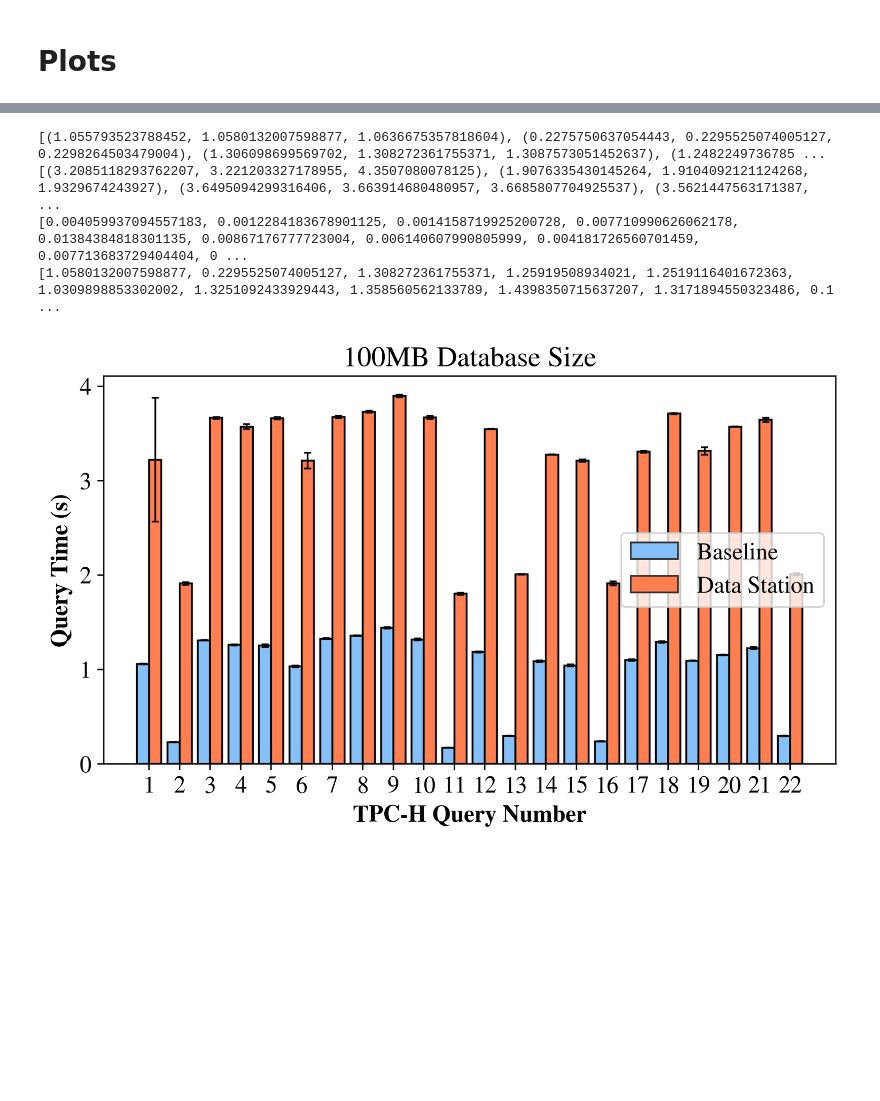
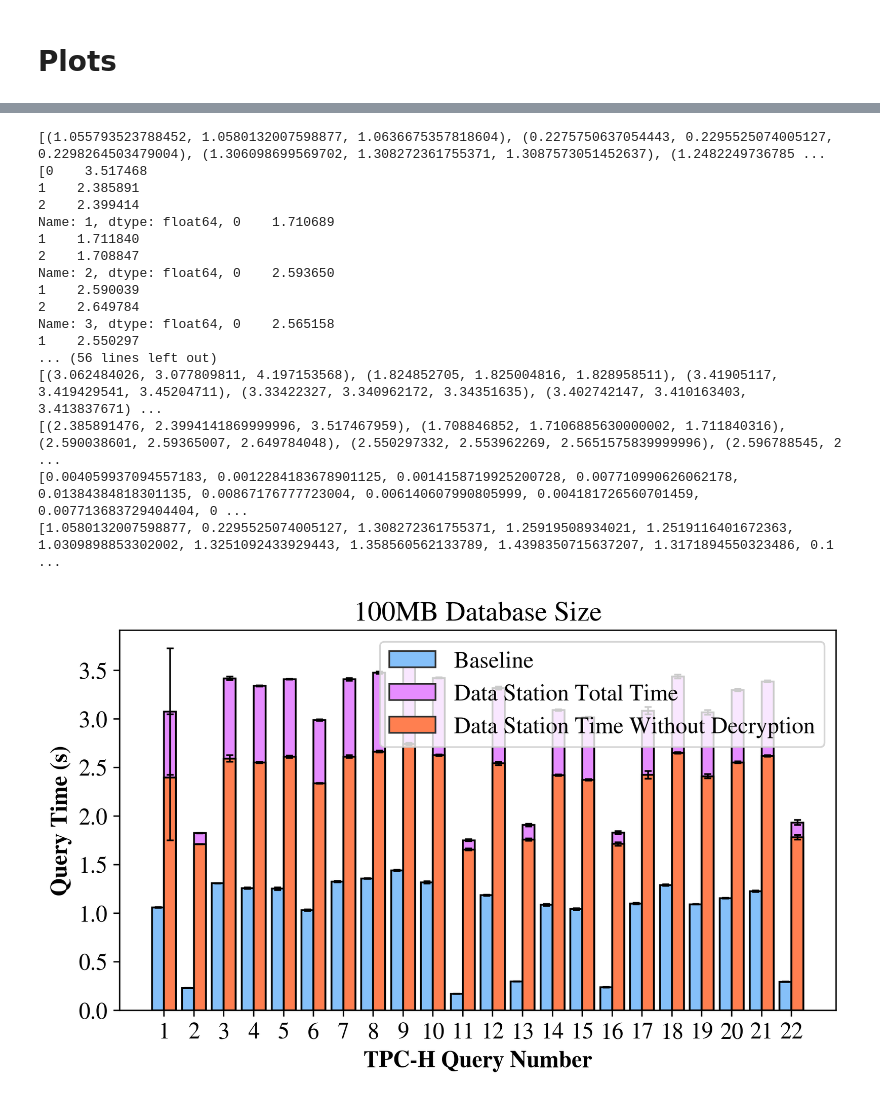
Before and after one commit to TheDataStation/datastation-escrow, a Jupyter notebook: data_comparisons/baseline/baseline_data_parsing.ipynb, the cells around one changed output, grey strips where cells are left out. Drawn from its saved outputs; the diff is of its cells as text; code cells hidden in the pictures; blank space fills up the shorter version.

Commit message:
more data

```diff
--- a/data_comparisons/baseline/baseline_data_parsing.ipynb
+++ b/data_comparisons/baseline/baseline_data_parsing.ipynb
@@ -77,32 +77,39 @@ party_number = 2
 
 
 data_size_dict = {}
+data_dec_dict = {}
 
 from collections import defaultdict
 
 for data_size in data_sizes:
-    time_taken_col = f"{data_size}"
-    cols = ["query", time_taken_col]
+    cols = ["query", "time_taken", "decryption_time"]
     path = f"ds_data/{data_size}_{party_number}.csv"
     query_dict = defaultdict(list)
-
+    query_dec_dict = defaultdict(list)
     print(query_dict)
+    print(query_dec_dict)
 
     # try:
     data = pd.read_csv(path, names=cols, header=None)
-    time_col = data.loc[:,time_taken_col]
+    time_col = data.loc[:,"time_taken"]
     query_col = data.loc[:,"query"]
+    decryption_col = data.loc[:,"decryption_time"]
     # data.set_axis(cols, axis=1)
     for idx, query_num in enumerate(query_col):
         query_dict[query_num].append(time_col[idx])
+        query_dec_dict[query_num].append(decryption_col[idx])
     print(query_dict)
+    print(query_dec_dict)
     data_size_dict[data_size] = [pd.Series(value).rename(k) for k, value in query_dict.items()]
+    data_dec_dict[data_size] = [pd.Series(value).rename(k) for k, value in query_dec_dict.items()]
     # except:
     #     print(f"Failed to read file {path}")
 data_station_dict = data_size_dict
+data_station_dec_dict = data_dec_dict
 
 for i in range(len(query_numbers)):
     print(data_station_dict['100MB'][i])
+    print(data_station_dec_dict['100MB'][i])
 
 # Returns a baseline_dict with key = data size
 # %% [output]
@@ -221,9 +268,15 @@ data_left = baseline_dict['100MB']
 data_left_mmm = [raw_mmm(col) for col in data_left]
 print(data_left_mmm)
 
-data_right = data_station_dict['100MB']
-data_right_mmm = [raw_mmm(col) for col in data_right]
-print(data_right_mmm)
+data_right_tot = data_station_dict['100MB']
+# subtract top from total for the "everything else" graph
+data_right_bot = [a_i - b_i for a_i, b_i in zip(data_station_dict['100MB'], data_station_dec_dict['100MB'])]
+print(data_right_bot)
+data_right_tot_mmm = [raw_mmm(col) for col in data_right_tot]
+data_right_bot_mmm = [raw_mmm(col) for col in data_right_bot]
+print(data_right_tot_mmm)
+print(data_right_bot_mmm)
+
 
 X_axis = np.arange(22)+1
 
@@ -232,13 +285,15 @@ width = 0.4
 # min_no_sev, median_no_sev, max_no_sev = raw_mmm(no_sev)
 # min_sev, median_sev, max_sev = raw_mmm(sev)
 
-stdev_left = [col.std() for col in data_left] + ([float("nan")] * (len(data_right) - len(data_left)))
-medians_left = [row[1] for row in data_left_mmm] + ([float("nan")] * (len(data_right) - len(data_left)))
+stdev_left = [col.std() for col in data_left] + ([float("nan")] * (len(data_right_tot) - len(data_left)))
+medians_left = [row[1] for row in data_left_mmm] + ([float("nan")] * (len(data_right_tot) - len(data_left)))
 print(stdev_left)
 print(medians_left)
 
-stdev_right = [col.std() for col in data_right]
-medians_right = [row[1] for row in data_right_mmm]
+stdev_right_tot = [col.std() for col in data_right_tot]
+medians_right_tot = [row[1] for row in data_right_tot_mmm]
+stdev_right_bot = [col.std() for col in data_right_bot]
+medians_right_bot = [row[1] for row in data_right_bot_mmm]
 
 plt.figure(figsize=(7.5, 4), dpi=320)
 
@@ -267,40 +322,72 @@ plt.bar(x=X_axis-width/2,width=width,height=medians_left,yerr=stdev_left,
         color='none'
         )
 
-plt.bar(x=X_axis+width/2,width=width,height=medians_right,label="Data Station",
+plt.bar(x=X_axis+width/2,width=width,height=medians_right_tot,label="Data Station Total Time",
+#         # edgecolor=colors_right[i],
+#         # edgecolor=[.2,.2,.2],
+#         # alpha=0.8,
+#         # label=labels_left[i],
+#         # color='none',
+#         # color=colors_right[i],
+        edgecolor=[0.2,0.2,0.2],
+#         # hatch="...",
+        color='#e68cff'
+        )
+
+plt.bar(x=X_axis+width/2,width=width,height=medians_right_tot,yerr=stdev_right_tot,
+        edgecolor='black',
+        error_kw={"elinewidth":1,"capsize":2,"capthick":1},
+        color='none'
+        )
+
+plt.bar(x=X_axis+width/2,width=width,height=medians_right_bot,label="Data Station Time Without Decryption",
 #         # edgecolor=colors_right[i],
 #         # edgecolor=[.2,.2,.2],
 #         # alpha=0.8,
 #         # label=labels_left[i],
 #         # color='none',
 #         # color=colors_right[i],
         edgecolor=[0.2,0.2,0.2],
 #         # hatch="...",
         color='coral'
         )
 
-plt.bar(x=X_axis+width/2,width=width,height=medians_right,yerr=stdev_right,
+plt.bar(x=X_axis+width/2,width=width,height=medians_right_bot,yerr=stdev_right_bot,
         edgecolor='black',
         error_kw={"elinewidth":1,"capsize":2,"capthick":1},
         color='none'
         )
+
 
 plt.xlabel("TPC-H Query Number", fontweight="bold")
 plt.ylabel("Query Time (s)", fontweight="bold")
 plt.title("100MB Database Size")
 plt.legend()
 
-plt.xticks(X_axis, [col.name for col in data_right])
+plt.xticks(X_axis, [col.name for col in data_right_tot])
 
 plt.savefig("100mb.pdf", bbox_inches='tight')
 
 plt.show()
 # %% [output]
 [(1.055793523788452, 1.0580132007598877, 1.0636675357818604), (0.2275750637054443, 0.2295525074005127, 0.2298264503479004), (1.306098699569702, 1.308272361755371, 1.3087573051452637), (1.2482249736785 ...
-[(3.2085118293762207, 3.221203327178955, 4.3507080078125), (1.9076335430145264, 1.9104092121124268, 1.9329674243927), (3.6495094299316406, 3.663914680480957, 3.6685807704925537), (3.5621447563171387,  ...
+[0    3.517468
+1    2.385891
+2    2.399414
+Name: 1, dtype: float64, 0    1.710689
+1    1.711840
+2    1.708847
+Name: 2, dtype: float64, 0    2.593650
+1    2.590039
+2    2.649784
+Name: 3, dtype: float64, 0    2.565158
+1    2.550297
+... (56 lines left out)
+[(3.062484026, 3.077809811, 4.197153568), (1.824852705, 1.825004816, 1.828958511), (3.41905117, 3.419429541, 3.45204711), (3.33422327, 3.340962172, 3.34351635), (3.402742147, 3.410163403, 3.413837671) ...
+[(2.385891476, 2.3994141869999996, 3.517467959), (1.708846852, 1.7106885630000002, 1.711840316), (2.590038601, 2.59365007, 2.649784048), (2.550297332, 2.553962269, 2.5651575839999996), (2.596788545, 2 ...
 [0.004059937094557183, 0.0012284183678901125, 0.0014158719925200728, 0.007710990626062178, 0.01384384818301135, 0.00867176777723004, 0.006140607990805999, 0.004181726560701459, 0.007713683729404404, 0 ...
 [1.0580132007598877, 0.2295525074005127, 1.308272361755371, 1.25919508934021, 1.2519116401672363, 1.0309898853302002, 1.3251092433929443, 1.358560562133789, 1.4398350715637207, 1.3171894550323486, 0.1 ...
-[figure, old version]
+[figure, new version]
 # %%
 data_left = baseline_dict['1GB']
 data_left_mmm = [raw_mmm(col) for col in data_left]
```
Also changed, not shown: parts of 4 cells of this notebook, 12 other files.
